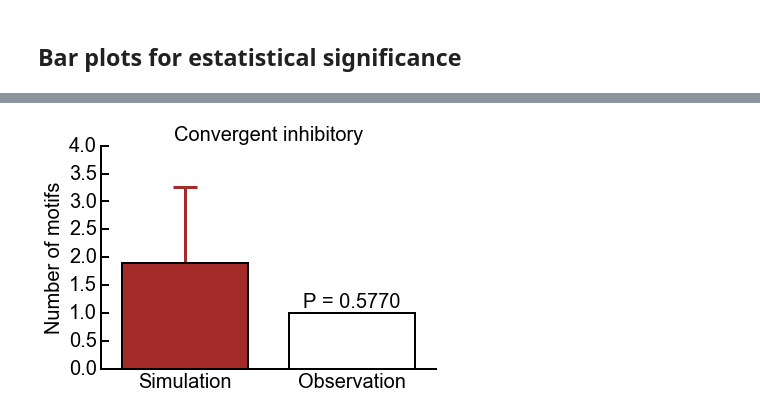
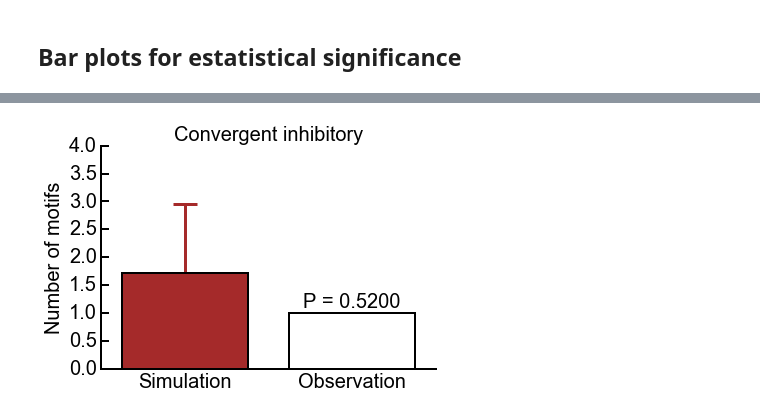
Before and after one commit to ClaudiaEsp/inet, a Jupyter notebook: Analysis/Distance-dependent model for inhibitory synaptic connections.ipynb, the cells around one changed output, grey strips where cells are left out. Cells and saved outputs as stored; diff of their text form; code cells hidden in the pictures.

```diff
--- a/Analysis/Distance-dependent model for inhibitory synaptic connections.ipynb
+++ b/Analysis/Distance-dependent model for inhibitory synaptic connections.ipynb
@@ -170,15 +158,15 @@ fig.savefig('ii_c2.pdf')
 # %%
 fig = figure()
 ax = fig.add_subplot(111)
 
-ax = barplot(simulation = unimodel.ncon, n_found = mydataset.motif.ii_con_found, larger=1);
+ax = barplot(simulation = sigmodel.ncon, n_found = mydataset.motif.ii_con_found, larger=1);
 ax.set_title('Convergent inhibitory',  size=20);
 ax.set_ylim(ymin=0, ymax=4);
 ax.tick_params(labelsize=20)
 
-fig.savefig('ii_con.pdf')
+fig.savefig('ii_con_dist.pdf')
 # %% [output]
-[figure, old version]
+[figure, new version]
 # %%
 fig = figure()
 ax = fig.add_subplot(111)
```
Also changed, not shown: parts of 12 cells of this notebook, 1 other file.
